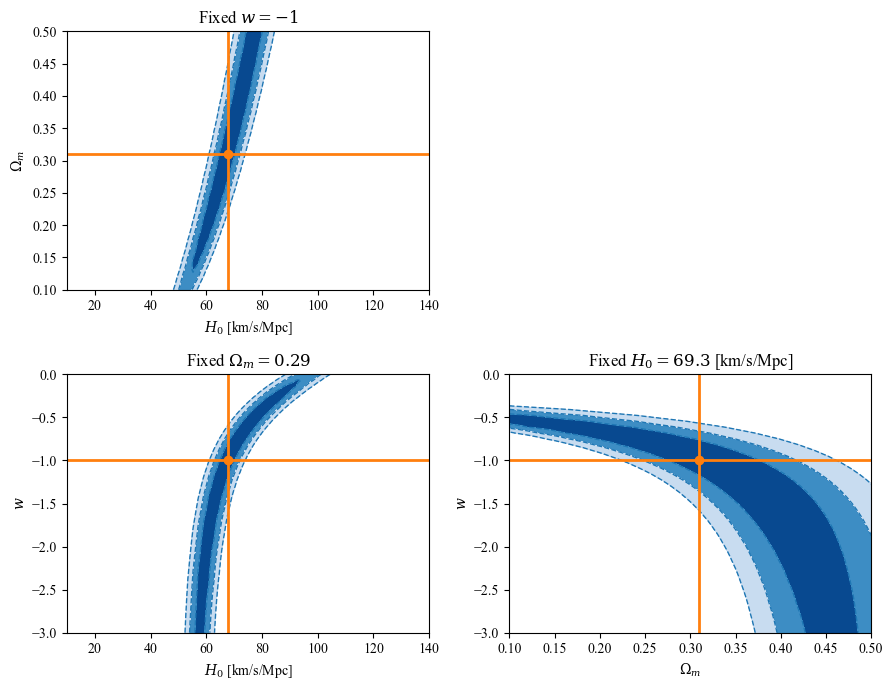
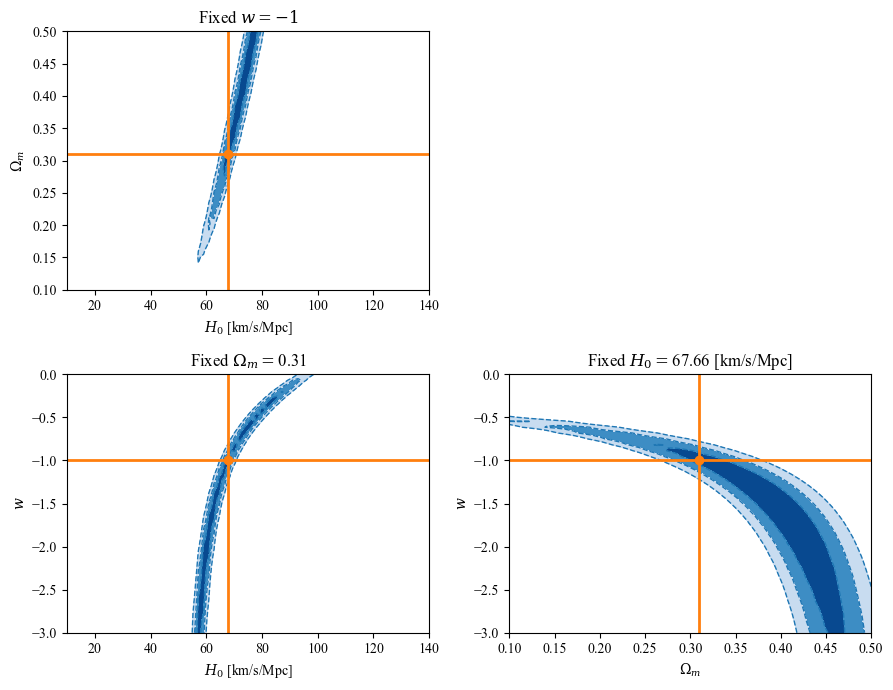
The change to this notebook cell's code, shown as a diff; its figure went from the first image to the second:
--- before
+++ after
@@ -27,5 +27,5 @@
 ax3.set_xlabel(r'$H_0$ [km/s/Mpc]')
 # ax3.set_facecolor('0.9')
-ax3.set_title(r'Fixed $\Omega_m=0.29$')
+ax3.set_title(r'Fixed $\Omega_m=$'+f'{round(OMEGA_MATTER, 2)}')
 
 chi_2D_min = np.min(chi_2D_Omw)
@@ -39,5 +39,5 @@
 ax4.set_ylabel(r'$w$')
 # ax4.set_facecolor('0.9')
-ax4.set_title(r'Fixed $H_0=69.3$ [km/s/Mpc]')
+ax4.set_title(r'Fixed $H_0=$'+f'{HUBBLE} [km/s/Mpc]')
 
 if SAVING_FIGS:

Commit: update labels